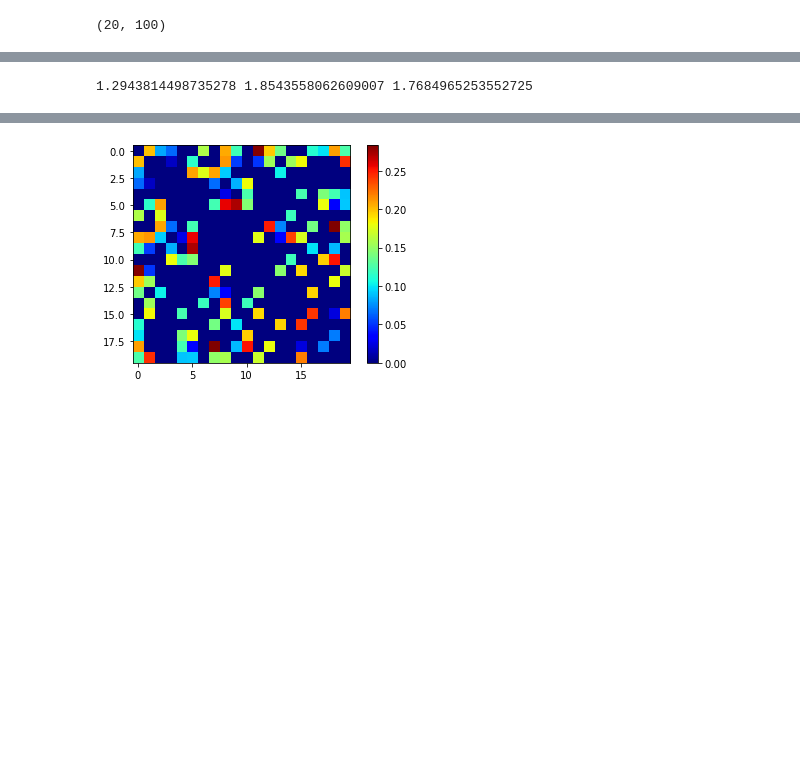
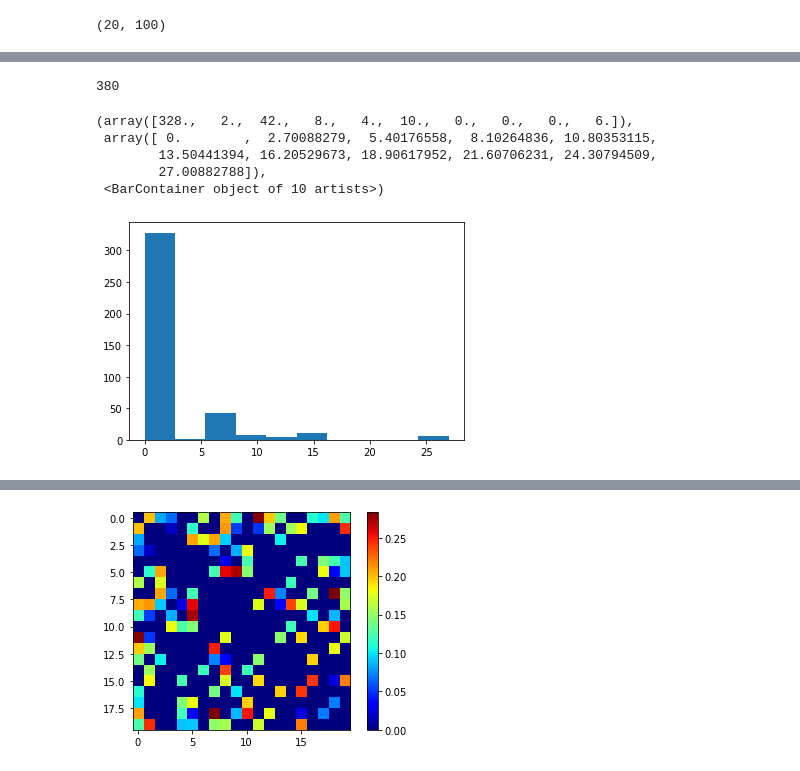
Before and after one commit to SkipMoses/Graph-Learning, a Jupyter notebook: Code/binary_graph_learning/erdos_reyni.ipynb, the cells around one changed output, grey strips where cells are left out. Cells and saved outputs as stored; diff of their text form; code cells hidden in the pictures; blank space fills up the shorter version.

```diff
--- a/Code/binary_graph_learning/erdos_reyni.ipynb
+++ b/Code/binary_graph_learning/erdos_reyni.ipynb
@@ -57,6 +137,13 @@ CP variables built.
 mean = np.mean(estimates[0][0][9])
 sd = np.std(estimates[0][0][9])
 # %%
-print(mean, sd, np.median(estimates[0][0][9]))
+print(len([i for i in estimates[0][0][9].flatten('F') if i > 0]))
+plt.hist(estimates[0][0][9].flatten('F'))
 # %% [output]
-1.2943814498735278 1.8543558062609007 1.7684965253552725
+380
+(array([328.,   2.,  42.,   8.,   4.,  10.,   0.,   0.,   0.,   6.]),
+ array([ 0.        ,  2.70088279,  5.40176558,  8.10264836, 10.80353115,
+        13.50441394, 16.20529673, 18.90617952, 21.60706231, 24.30794509,
+        27.00882788]),
+ <BarContainer object of 10 artists>)
+[figure, added]
```
Also changed, not shown: parts of 10 cells of this notebook, 5 other files.
